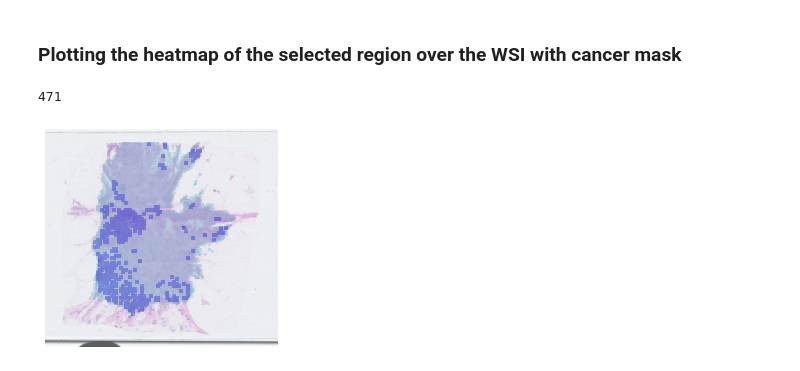
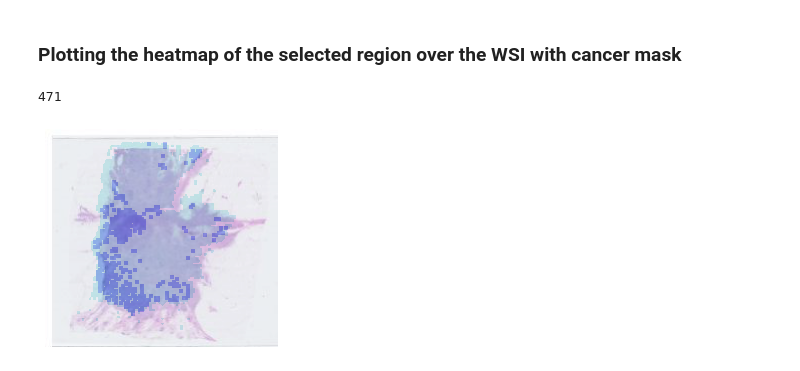
Before and after one commit to rantalainenGroup/WEEP, a Jupyter notebook: examples/weep_example.ipynb, the cells around one changed output. Cells and saved outputs as stored; diff of their text form; code cells hidden in the pictures.

Commit message:
updating the example notebook

```diff
--- a/examples/weep_example.ipynb
+++ b/examples/weep_example.ipynb
@@ -12,7 +12,7 @@ from WEEP.heatmap import heatmap, view_wsi, plot_cancer_mask
 # %% [markdown]
 ### Importing the example tile dataframe
 # %%
-df_tile = pd.read_csv('/mnt/hdd/abhsha/wsi_study/df_tile_example.csv')
+df_tile = pd.read_csv('./WEEP/examples/df_tile_example.csv')
 print('List of unique WSIs in the tile df:{}'.format(df_tile.slide_name.unique().tolist()))
 df_tile.head()
 # %% [output]
@@ -77,7 +77,7 @@ Here the coordinates of the tiles are at 40x magnification of the WSI and tiles
 pixelscaling = 2.0
 scaling_mask = 512.0
 stride = 598
-tumour_mask_path = '/mnt/hdd/abhsha/wsi_study/tumour_masks/'
+tumour_mask_path = './WEEP/examples/tumour_masks/tumour_masks/'
 
 # plotting the heatmap for the first wsi
 df_tmp = df_selected.copy()
@@ -94,12 +94,16 @@ heatmap(df_tmp, path_to_mask = path_to_mask, stride=stride, scaling_mask=scaling
 # %% [markdown]
 ### Plotting the heatmap of the selected region over the WSI with cancer mask
 # %%
-path_to_wsi = '/mnt/hdd/abhsha/wsi_study/wsis/wsi_3.ndpi'
-view_wsi(path_to_wsi)
+# if the path to the wsis is available
+path_to_wsi = './WEEP/examples/wsis/wsi_3.jpg'
+wsi = plt.imread(path_to_wsi)
+plt.imshow(wsi)
+plt.axis('off')
+# view_wsi(path_to_wsi)
 plot_cancer_mask(path_to_mask, alpha=0.2)
 # plt.imshow()
 heatmap(df_tmp, path_to_mask = path_to_mask, stride=stride, scaling_mask=scaling_mask,
         pixelscaling=pixelscaling, alpha=0.2)
 # %% [output]
 471
-[figure, old version]
+[figure, new version]
```
Also changed, not shown: parts of 1 cell of this notebook.
